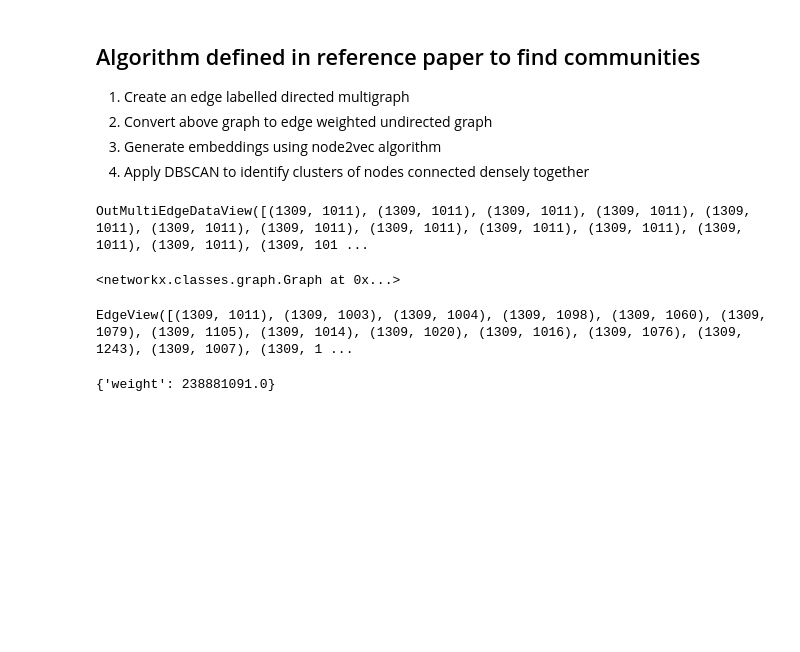
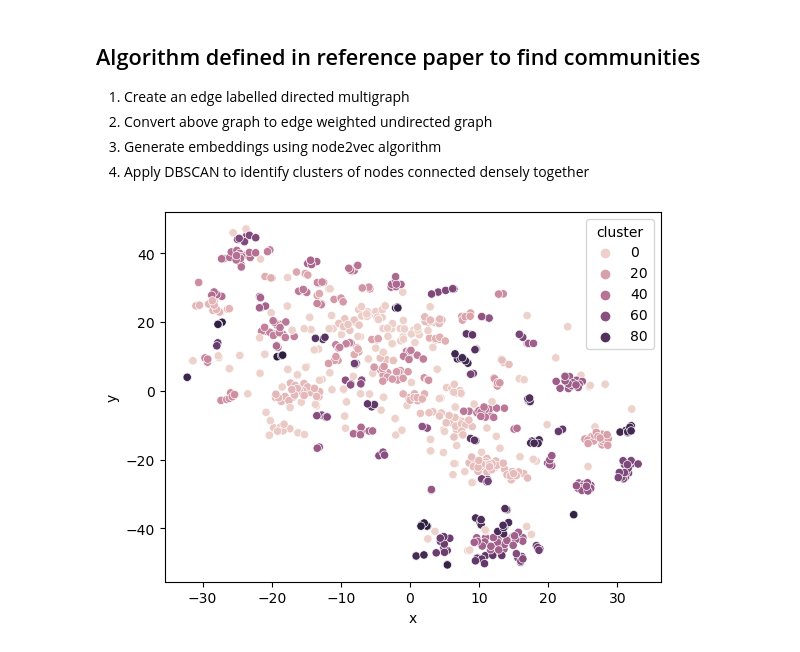
Before and after one commit to visprasadh/circular_trade, a Jupyter notebook: runme.ipynb, the cells around one changed output. Cells and saved outputs as stored; diff of their text form; code cells hidden in the pictures; blank space fills up the shorter version.

```diff
--- a/runme.ipynb
+++ b/runme.ipynb
@@ -15,34 +21,23 @@ from lib.dbscan import *
 # %%
 # Flow
 
 # Step 0: Import data
-path = 'dataset.csv'
+path = 'data/dataset.csv'
 data = import_data(path)
 
 # Step 1: Create an edge labelled directed multigraph
 multi_graph = create_multi_graph(data)
 
 # Step 2: Convert above graph to edge weighted undirected graph
 graph = create_undirected_graph(multi_graph)
 
-# # Step 3: Generate embeddings using node2vec
-# embeddigs = node2vec(graph)
+# Step 3: Generate embeddings using node2vec
+embeddings = generate_embeddings(graph)
 
-# # Step 4: Apply DBSCAN to identify clusters of nodes connected densely together
-# clusters = dbscan(embeddings)
+# Step 4: Apply DBSCAN to identify clusters of nodes connected densely together
+tsne, clusters = dbs(embeddings, eps = 1.5, min_samples = 3)
+
+# Step 5: Plot the results
+cluster_plot(tsne, clusters)
+# %% [output]
+[figure, added]
-# %%
-multi_graph.edges()
-# %% [output]
-OutMultiEdgeDataView([(1309, 1011), (1309, 1011), (1309, 1011), (1309, 1011), (1309, 1011), (1309, 1011), (1309, 1011), (1309, 1011), (1309, 1011), (1309, 1011), (1309, 1011), (1309, 1011), (1309, 101 ...
-# %%
-graph
-# %% [output]
-<networkx.classes.graph.Graph at 0x...>
-# %%
-graph.edges()
-# %% [output]
-EdgeView([(1309, 1011), (1309, 1003), (1309, 1004), (1309, 1098), (1309, 1060), (1309, 1079), (1309, 1105), (1309, 1014), (1309, 1020), (1309, 1016), (1309, 1076), (1309, 1243), (1309, 1007), (1309, 1 ...
-# %%
-graph[1309][1011]
-# %% [output]
-{'weight': 238881091.0}
```
Also changed, not shown: parts of 2 cells of this notebook, 5 other files.
